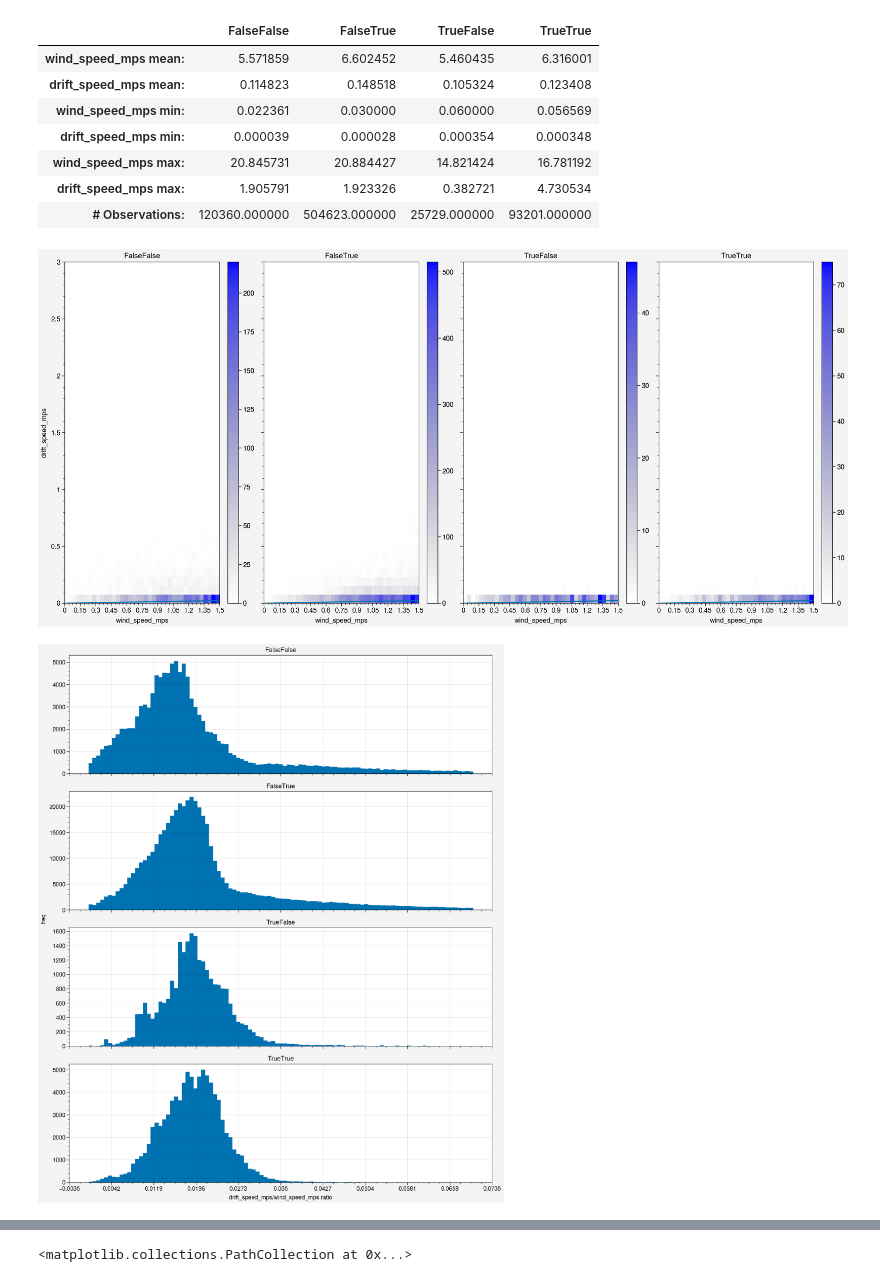
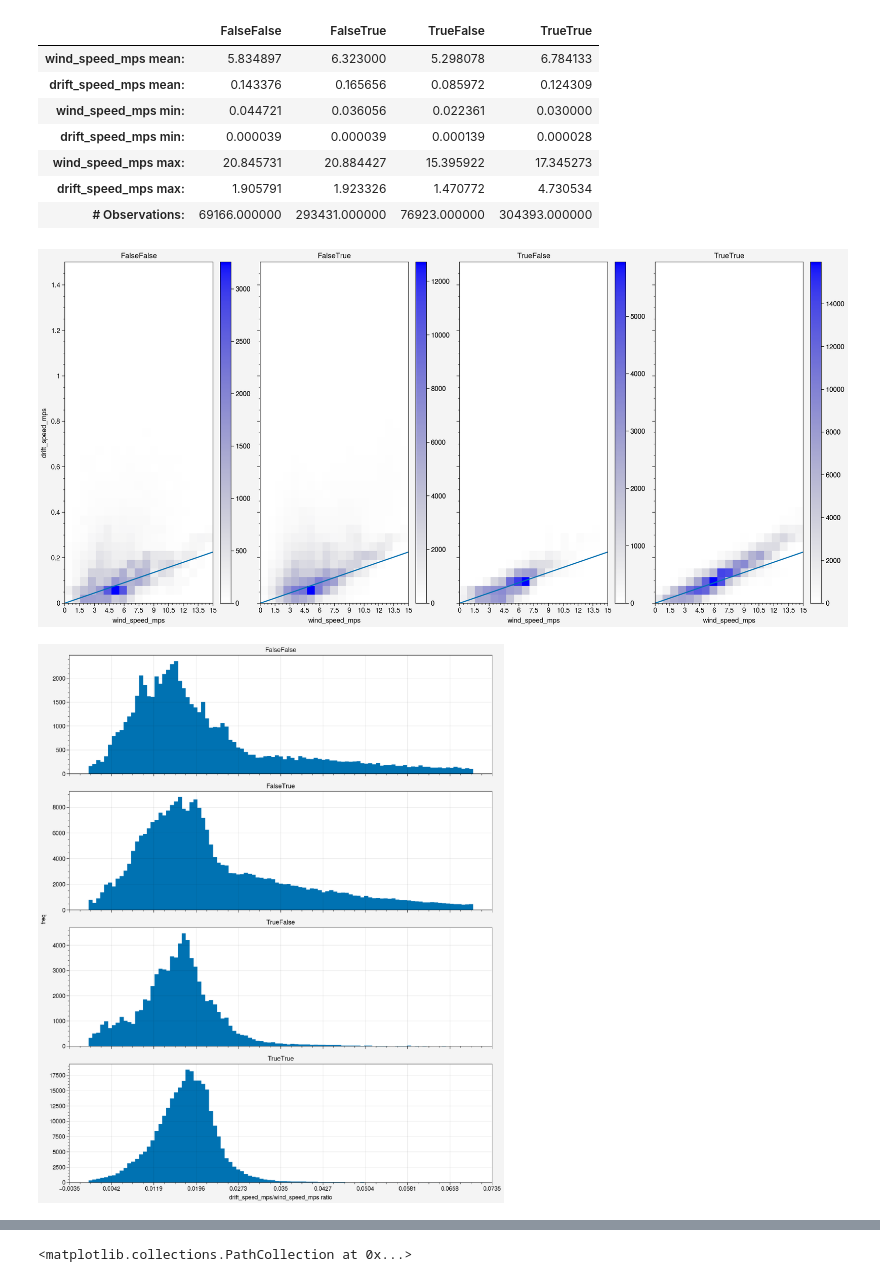
Before and after one commit to awang343/uncertainty-quantification-sea-ice, a Jupyter notebook: notebooks/Joint Distribution Analysis.ipynb, the cells around one changed output, grey strips where cells are left out. Drawn from its saved outputs; the diff is of its cells as text; code cells hidden in the pictures.

```diff
--- a/notebooks/Joint Distribution Analysis.ipynb
+++ b/notebooks/Joint Distribution Analysis.ipynb
@@ -41,21 +41,22 @@ def plotJoint(groups, var1, var2, bins):
     colormap = pplt.Colormap(["white"]+["blue"])
 
     x_bins, y_bins = bins
-
+    x_center, y_center = 0.5*(x_bins[1:] + x_bins[:-1]), 0.5*(y_bins[1:] + y_bins[:-1])
     for i, group in enumerate(groups):
         title = group[0]
         data = group[1]
 
         #binned = stats.binned_statistic_2d(data[var1], data[var2], 1, "count", bins=bins)
-        binned = np.histogram2d(data[var1],data[var2], bins=bins)[0].T
+        binned = np.histogram2d(data[var1], data[var2], bins=bins)[0]
 
-        print(binned)
+        binned = pd.DataFrame(binned, index=x_center, columns=y_center)
 
-        c = axs[i].pcolor(x_bins, y_bins, binned, cmap=colormap, discrete=False)
+        c = axs[i].pcolor(binned.T, cmap=colormap, discrete=False)
         fig.colorbar(c, ax=axs[i])
         axs[i].format(title=f"{title}", xlocator="linear", xlabel=var1, ylabel=var2)
         overlay = x_bins * 0.015
         axs[i].plot(x_bins, overlay)
+    return binned
 # %%
 def summaryStats(groups, var1, var2):
     summaries=[]
@@ -78,19 +79,20 @@ def jointDistribution(df:pd.DataFrame,
                       var2:str,
                       category:str,
                       cmap : pplt.Colormap,
-                      bins : list[int] = [40,40]):
+                      bins : list[int] = [20,40]):
     vars = df[[var1, var2, category]]
     groups = vars.groupby(category)
 
     #x_bins = np.linspace(vars[var1].min(), vars[var1].max(), bins[0])
     #y_bins = np.linspace(vars[var2].min(), vars[var2].max(), bins[1])
 
-    x_bins = np.linspace(0, 1.5, bins[0])
-    y_bins = np.linspace(0, 3, bins[1])
+    x_bins = np.linspace(0, 15, bins[0])
+    y_bins = np.linspace(0, 1.5, bins[1])
 
-    plotJoint(groups,var1,var2, bins=[x_bins, y_bins])
+    binned = plotJoint(groups, var1, var2, bins=[x_bins, y_bins])
     makeHist(groups, var1, var2, bins=np.linspace(0,min((df[var2]/df[var1]).max(),0.07),100))
     summaryStats(groups, var1, var2)
+    return binned
 # %%
 cloud_thresh = 95
 cloud_label = f"clouds > {cloud_thresh}"
@@ -99,13 +101,13 @@ cloud_label = f"clouds > {cloud_thresh}"
 # df = buoy_datas["2019F4"]
 #df = df[df["wind_speed_mps"] < 10]
 
-df = pd.concat(list(buoy_datas.values()))
-
+# df = pd.concat(list(buoy_datas.values()))
+df = pd.concat(buoy_datas).drop('datetime', axis=1).reset_index().rename({'level_0': 'buoy_id'}, axis=1)
 
 # df = df[df["wind_speed_mps"] > 6]
-kwargs = {cloud_label : df.total_cloud_cover > cloud_thresh, "iswinter" : df.datetime < pd.to_datetime("2019-11-30")}
+kwargs = {cloud_label : df.total_cloud_cover > cloud_thresh, "iswinter" : df.datetime < pd.to_datetime("2020-03-30")}
 kwargs["highcloud - winter"] = kwargs["iswinter"].astype("str") + kwargs[cloud_label].astype("str")
 df = df.assign(**kwargs)
 
-jointDistribution(df, "wind_speed_mps", "drift_speed_mps", "highcloud - winter", [40, 40])
+binned = jointDistribution(df, "wind_speed_mps", "drift_speed_mps", "highcloud - winter", [20, 40])
 # %% [output]
@@ -140,10 +114,10 @@ array([[ 0.,  1.,  1., ..., 49., 59., 75.],
 |  | FalseFalse | FalseTrue | TrueFalse | TrueTrue |
-| wind_speed_mps mean: | 5.571859 | 6.602452 | 5.460435 | 6.316001 |
-| drift_speed_mps mean: | 0.114823 | 0.148518 | 0.105324 | 0.123408 |
-| wind_speed_mps min: | 0.022361 | 0.030000 | 0.060000 | 0.056569 |
-| drift_speed_mps min: | 0.000039 | 0.000028 | 0.000354 | 0.000348 |
-| wind_speed_mps max: | 20.845731 | 20.884427 | 14.821424 | 16.781192 |
-| drift_speed_mps max: | 1.905791 | 1.923326 | 0.382721 | 4.730534 |
-| # Observations: | 120360.000000 | 504623.000000 | 25729.000000 | 93201.000000 |
+| wind_speed_mps mean: | 5.834897 | 6.323000 | 5.298078 | 6.784133 |
+| drift_speed_mps mean: | 0.143376 | 0.165656 | 0.085972 | 0.124309 |
+| wind_speed_mps min: | 0.044721 | 0.036056 | 0.022361 | 0.030000 |
+| drift_speed_mps min: | 0.000039 | 0.000039 | 0.000139 | 0.000028 |
+| wind_speed_mps max: | 20.845731 | 20.884427 | 15.395922 | 17.345273 |
+| drift_speed_mps max: | 1.905791 | 1.923326 | 1.470772 | 4.730534 |
+| # Observations: | 69166.000000 | 293431.000000 | 76923.000000 | 304393.000000 |
-[figure, old version]
+[figure, new version]
-[figure, old version]
+[figure, new version]
```
Also changed, not shown: parts of 3 cells of this notebook.
